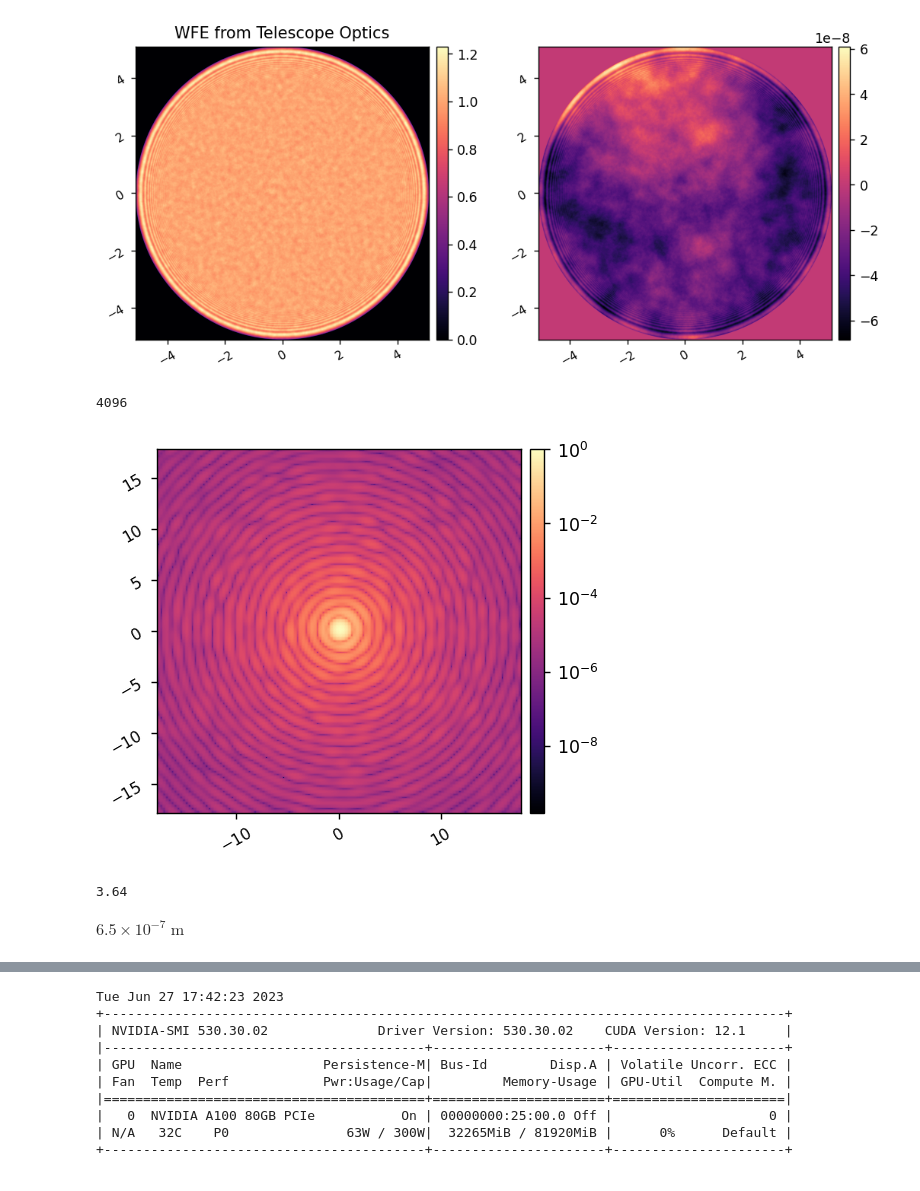
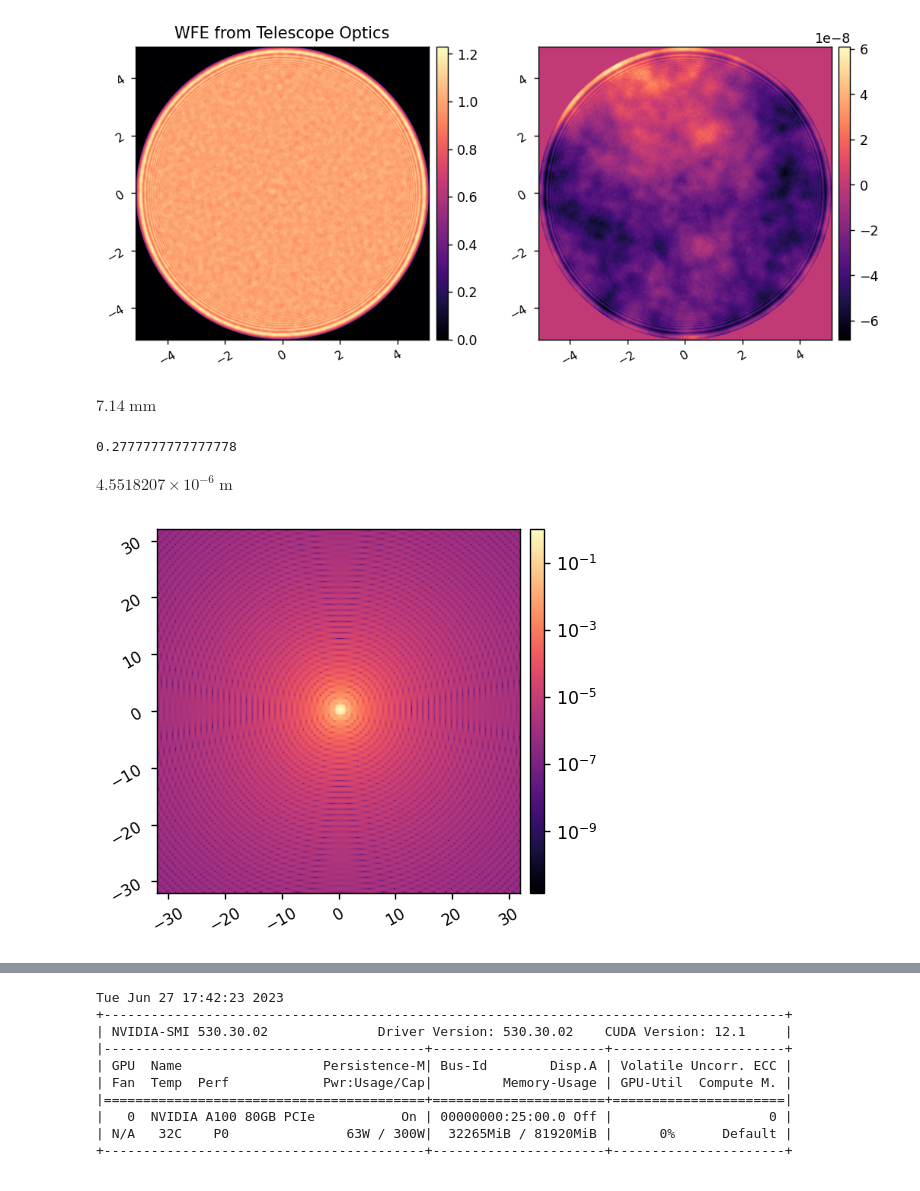
Before and after one commit to kian1377/apra-howfsc-models, a Jupyter notebook: notebooks/test_poppy_fresnel_model.ipynb, the cells around one changed output, grey strips where cells are left out. Drawn from its saved outputs; the diff is of its cells as text; code cells hidden in the pictures.

```diff
--- a/notebooks/test_full_model.ipynb
+++ b/notebooks/test_poppy_fresnel_model.ipynb
@@ -1,6 +1,8 @@
 # %%
+# import sys
+# sys.path.append('..')
+
 import numpy as np
-import cupy as cp
 import astropy.units as u
 from astropy.io import fits
 from matplotlib.patches import Rectangle, Circle
@@ -9,7 +11,6 @@ from IPython.display import clear_output
 from importlib import reload
 
 import poppy
-xp = cp if poppy.accel_math._USE_CUPY else np
 
 import logging, sys
 poppy_log = logging.getLogger('poppy')
@@ -20,12 +21,12 @@ poppy_log.disabled = False
 import warnings
 warnings.filterwarnings("ignore")
 
-from prop_models import full, agpm
-reload(full)
+import apra_pop_models
+import apra_pop_models.fresnel_coro_poppy as fresnel
+import apra_pop_models.fraunhofer_coro_poppy as fraunhofer
+from apra_pop_models.math_module import xp, _scipy, ensure_np_array
 
-from wfsc_1dm import utils
-
-from imshows import *
+from lina.imshows import *
 
 pupil_diam = 10.2*u.mm
 focal_ratio = 350/500 # focal lengths of relay OAPs from DM pupil to
@@ -34,11 +35,10 @@ print(lyot_diam)
 
 wavelength_c = 650e-9*u.m
 
-reload(agpm)
-vortex = agpm.IdealAGPM(name='VVC', wavelength=wavelength_c, charge=6, singularity=20*u.um)
+vortex = apra_pop_models.agpm.IdealAGPM(name='VVC', wavelength=wavelength_c, charge=6, singularity=20*u.um)
 lyot_stop = poppy.CircularAperture(name='Lyot Stop', radius=lyot_diam/2)
 
-ote_wfe_fname = 'ote-wfe-data/telescope_wfe.fits'
+ote_wfe_fname = '../ote-wfe-data/telescope_wfe.fits'
 wfe_hdu = fits.open(ote_wfe_fname)
 wfe = xp.array(wfe_hdu[0].data)
 wfe_pxscl = wfe_hdu[0].header['PIXELSCL'] * u.m/u.pix
@@ -48,39 +48,38 @@ imshow2(OTE_WFE.amplitude, OTE_WFE.opd, 'WFE from Telescope Optics', pxscl=OTE_W
 # %% [output]
 6.069 mm
 [figure]
-# %%
-256*16
-# %% [output]
-4096
+# %%
+lyot_pupil = pupil_diam * focal_ratio
+display(lyot_pupil)
+
+display(coro.psf_pixelscale_lamD)
+pxscl = wavelength_c*coro.fl_oap5/(lyot_pupil)/4
+display(pxscl)
+# %% [output]
+$7.14 \; \mathrm{mm}$
+0.2777777777777778
+$4.5518207 \times 10^{-6} \; \mathrm{m}$
 # %%
-reload(full)
+reload(fresnel)
 poppy_log.disabled = True
 
-c = full.CORO()
+coro = fresnel.CORO(psf_pixelscale_lamD=1/2)
 
-c.npix = 512
-c.oversample = 16
-c.npsf = 128
+coro.npix = 512
+coro.oversample = 8
+coro.npsf = 128
 
-c.OTEWFE = OTE_WFE
+coro.OTEWFE = OTE_WFE
 
-c.use_opds = False
-c.use_opds = True
+coro.use_opds = False
+# coro.use_opds = True
 
-c.im_norm = c.snap().max()
+coro.im_norm = coro.snap().max()
 
-ref_im = c.snap()
-imshow1(ref_im, pxscl=c.psf_pixelscale_lamD, lognorm=True)
+ref_im = coro.snap()
+imshow1(ref_im, pxscl=coro.psf_pixelscale_lamD, lognorm=True)
 # %% [output]
-[figure, old version]
+[figure, new version]
-# %%
-650/750 * 4.2
-# %% [output]
-3.64
-# %%
-c.wavelength_c
-# %% [output]
-$6.5 \times 10^{-7} \; \mathrm{m}$
 # %%
 poppy_log.disabled = True
 
```
Also changed, not shown: parts of 5 cells of this notebook, 12 other files.
